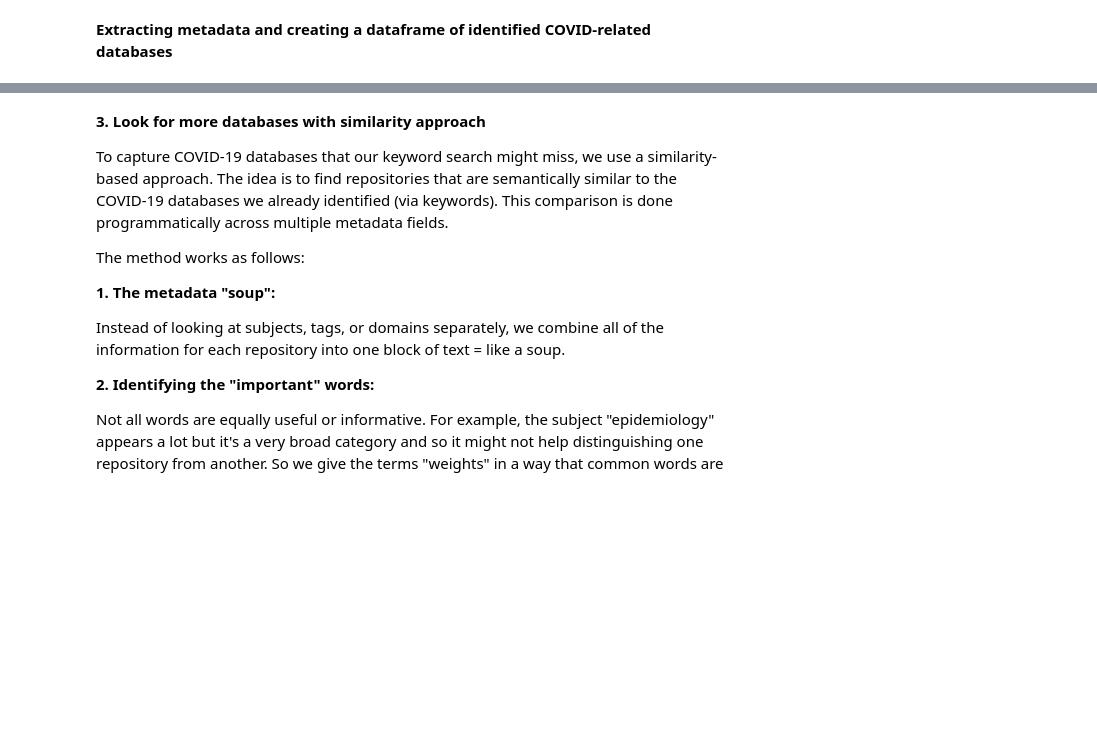
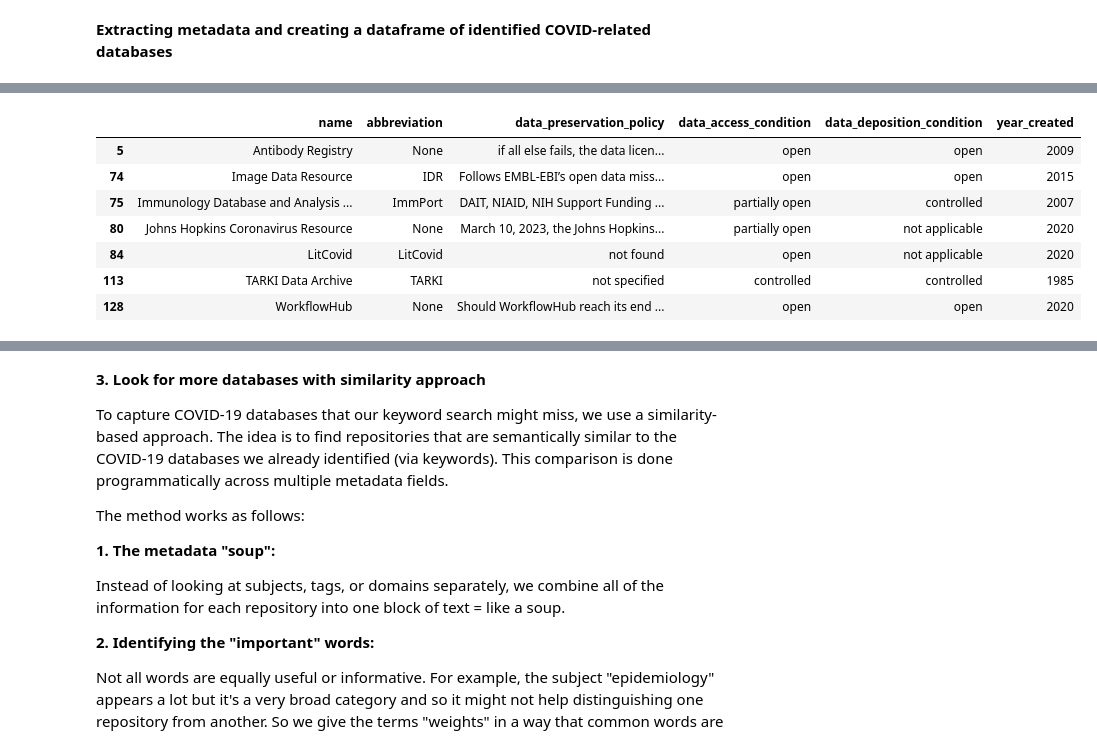
Before and after one commit to reginagilyan/repository-mapping, a Jupyter notebook: FAIRSHARING/fs_main_script.ipynb, the cells around one changed output, grey strips where cells are left out. Cells and saved outputs as stored; diff of their text form; code cells hidden in the pictures; blank space fills up the shorter version.

```diff
--- a/FAIRSHARING/fs_main_script.ipynb
+++ b/FAIRSHARING/fs_main_script.ipynb
@@ -359,3 +425,29 @@ df_covid.head(10)
+# %%
+# rows where data_preservation_policy is not empty (not None, not NaN, not empty string)
+df_preservation = df_covid[
+    df_covid['data_preservation_policy'].notna()
+    & (df_covid['data_preservation_policy'] != '')
+]
+
+cols_to_show = [
+    'name',
+    'abbreviation',
+    'data_preservation_policy',
+    'data_access_condition',
+    'data_deposition_condition',
+    'year_created'
+]
+
+df_preservation[cols_to_show]
+# %% [output]
+|  | name | abbreviation | data_preservation_policy | data_access_condition | data_deposition_condition | year_created |
+| 5 | Antibody Registry | None | if all else fails, the data licen... | open | open | 2009 |
+| 74 | Image Data Resource | IDR | Follows EMBL-EBI’s open data miss... | open | open | 2015 |
+| 75 | Immunology Database and Analysis ... | ImmPort | DAIT, NIAID, NIH Support Funding ... | partially open | controlled | 2007 |
+| 80 | Johns Hopkins Coronavirus Resource | None | March 10, 2023, the Johns Hopkins... | partially open | not applicable | 2020 |
+| 84 | LitCovid | LitCovid | not found | open | not applicable | 2020 |
+| 113 | TARKI Data Archive | TARKI | not specified | controlled | controlled | 1985 |
+| 128 | WorkflowHub | None | Should WorkflowHub reach its end ... | open | open | 2020 |
 # %%
 # save df in output folder
 df_covid.to_csv("data/covid_databases.csv", index=False)
```
Also changed, not shown: parts of 34 cells of this notebook, 20 other files.
